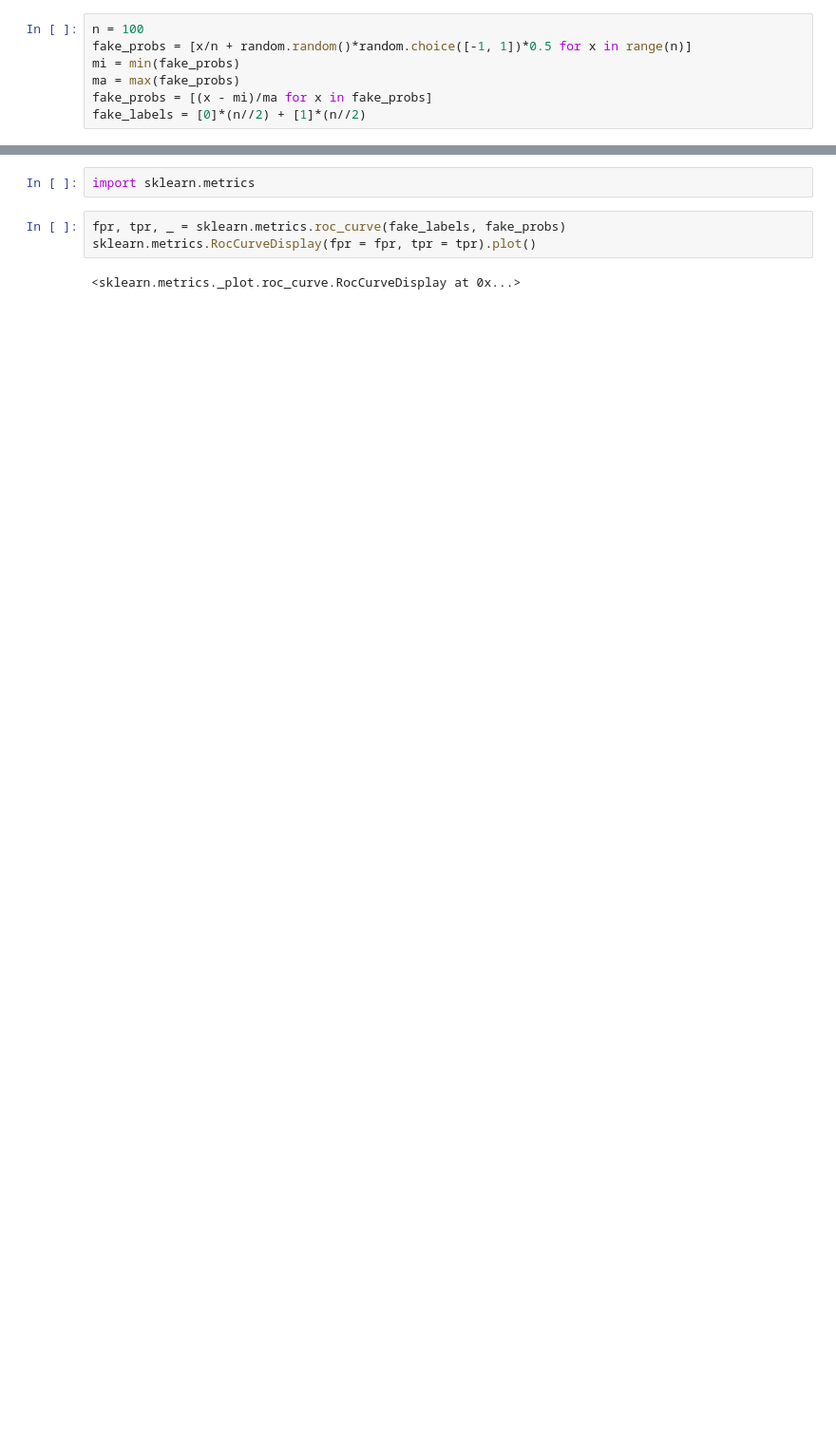
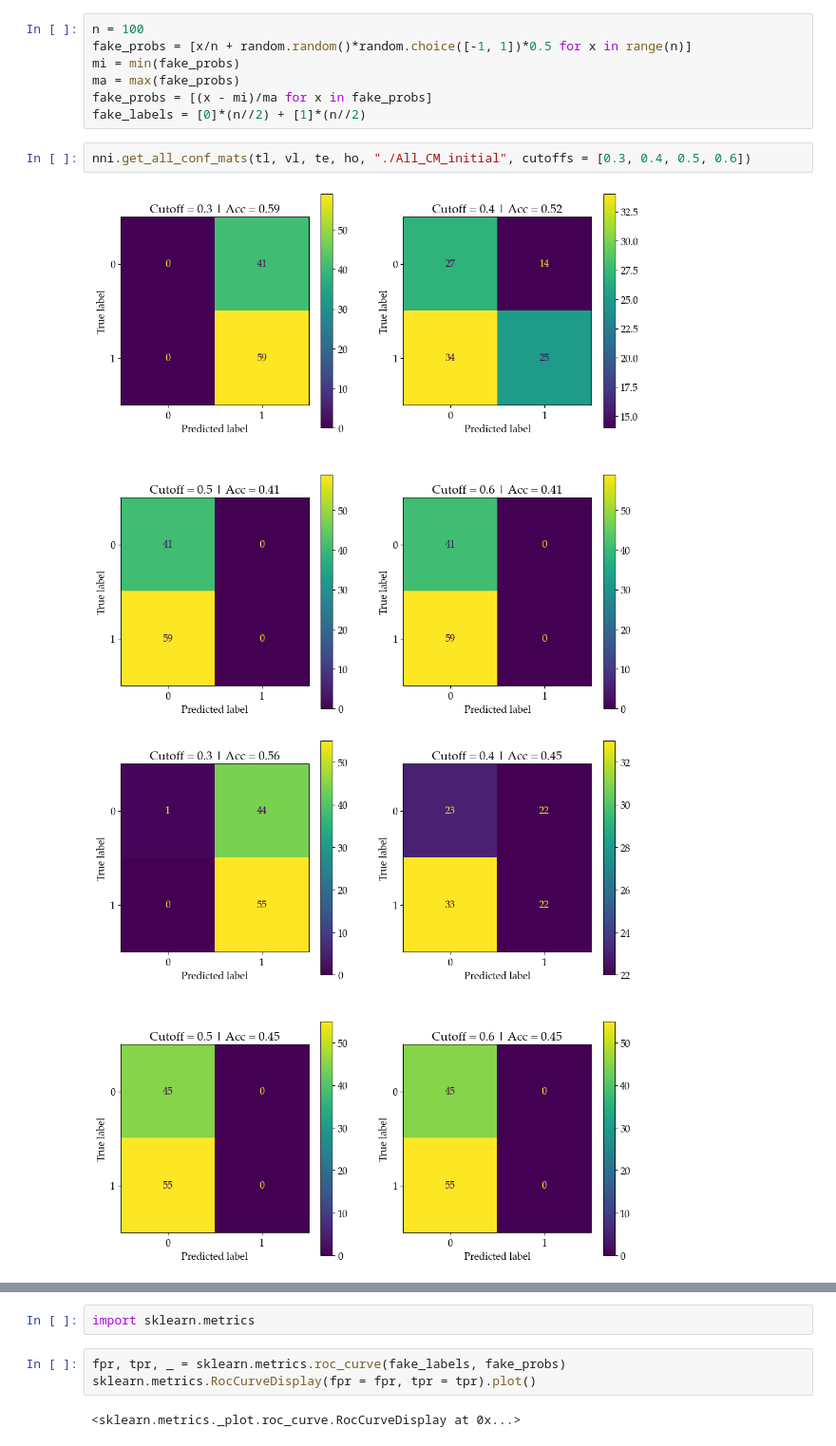
Before and after one commit to PNNL-Comp-Mass-Spec/DeepKS, a Jupyter notebook: images/Evaluation and Results/ROC/test_roc.ipynb, the cells around one changed output, grey strips where cells are left out. Shown at 95% size. Drawn from its saved outputs; the diff is of its cells as text; blank space fills up the shorter version.

```diff
--- a/images/Evaluation and Results/ROC/test_roc.ipynb
+++ b/images/Evaluation and Results/ROC/test_roc.ipynb
@@ -88,3 +84,8 @@ mi = min(fake_probs)
 ma = max(fake_probs)
 fake_probs = [(x - mi)/ma for x in fake_probs]
 fake_labels = [0]*(n//2) + [1]*(n//2)
+# %%
+nni.get_all_conf_mats(tl, vl, te, ho, "./All_CM_initial", cutoffs = [0.3, 0.4, 0.5, 0.6])
+# %% [output]
+[figure, added]
+[figure, added]
```
Also changed, not shown: parts of 9 cells of this notebook, 1 other file.
